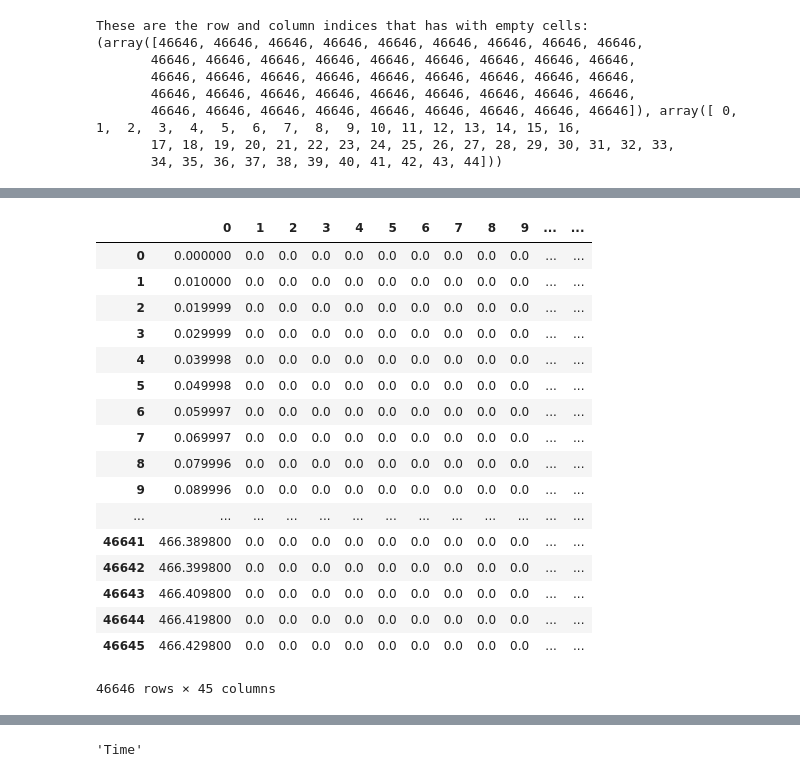
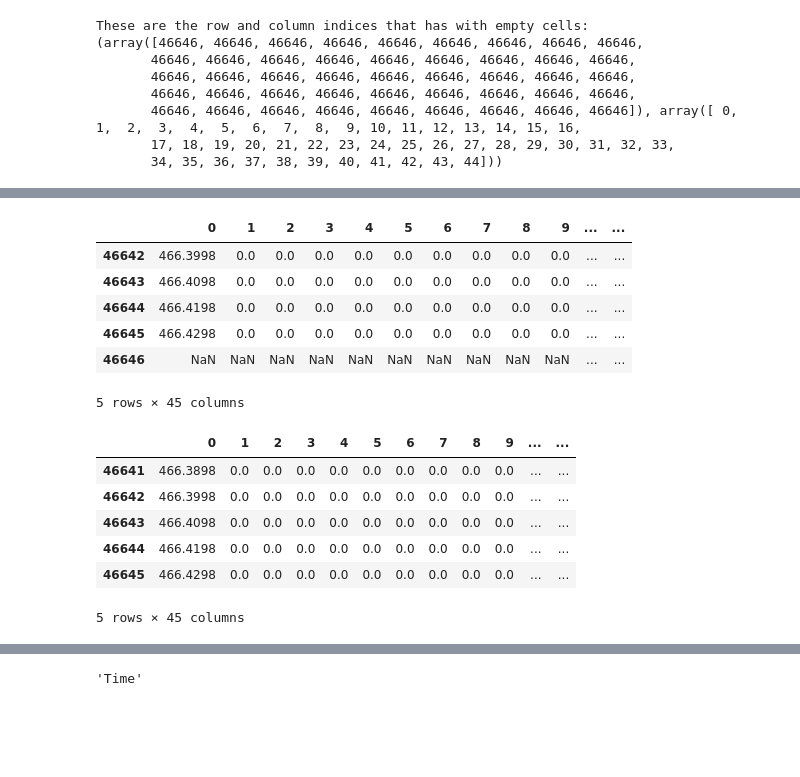
Before and after one commit to saeedfalowo/DataManipulation, a Jupyter notebook: Car_Pzz_SignalProcessing.ipynb, the cells around one changed output, grey strips where cells are left out. Cells and saved outputs as stored; diff of their text form; code cells hidden in the pictures; blank space fills up the shorter version.

```diff
--- a/Car_Pzz_SignalProcessing.ipynb
+++ b/Car_Pzz_SignalProcessing.ipynb
@@ -98,3 +79,13 @@ df
+# %%
+df.tail()
+# %% [output]
+|  | 0 | 1 | 2 | 3 | 4 | 5 | 6 | 7 | 8 | 9 | ... | ... |
+| 46642 | 466.3998 | 0.0 | 0.0 | 0.0 | 0.0 | 0.0 | 0.0 | 0.0 | 0.0 | 0.0 | ... | ... |
+| 46643 | 466.4098 | 0.0 | 0.0 | 0.0 | 0.0 | 0.0 | 0.0 | 0.0 | 0.0 | 0.0 | ... | ... |
+| 46644 | 466.4198 | 0.0 | 0.0 | 0.0 | 0.0 | 0.0 | 0.0 | 0.0 | 0.0 | 0.0 | ... | ... |
+| 46645 | 466.4298 | 0.0 | 0.0 | 0.0 | 0.0 | 0.0 | 0.0 | 0.0 | 0.0 | 0.0 | ... | ... |
+| 46646 | NaN | NaN | NaN | NaN | NaN | NaN | NaN | NaN | NaN | NaN | ... | ... |
+5 rows × 45 columns
 # %%
 # It seems like row 46646, which is the last row contain empty cells for all the columns
 # remove the last row from the dataFrame
@@ -102,26 +93,15 @@ dflastrow = len(df)-1
 df = df.drop([dflastrow], axis=0)
 # %%
 # Our df should now be free of its last row, row 46646
-df
+df.tail()
 # %% [output]
 |  | 0 | 1 | 2 | 3 | 4 | 5 | 6 | 7 | 8 | 9 | ... | ... |
-| 0 | 0.000000 | 0.0 | 0.0 | 0.0 | 0.0 | 0.0 | 0.0 | 0.0 | 0.0 | 0.0 | ... | ... |
-| 1 | 0.010000 | 0.0 | 0.0 | 0.0 | 0.0 | 0.0 | 0.0 | 0.0 | 0.0 | 0.0 | ... | ... |
-| 2 | 0.019999 | 0.0 | 0.0 | 0.0 | 0.0 | 0.0 | 0.0 | 0.0 | 0.0 | 0.0 | ... | ... |
-| 3 | 0.029999 | 0.0 | 0.0 | 0.0 | 0.0 | 0.0 | 0.0 | 0.0 | 0.0 | 0.0 | ... | ... |
-| 4 | 0.039998 | 0.0 | 0.0 | 0.0 | 0.0 | 0.0 | 0.0 | 0.0 | 0.0 | 0.0 | ... | ... |
-| 5 | 0.049998 | 0.0 | 0.0 | 0.0 | 0.0 | 0.0 | 0.0 | 0.0 | 0.0 | 0.0 | ... | ... |
-| 6 | 0.059997 | 0.0 | 0.0 | 0.0 | 0.0 | 0.0 | 0.0 | 0.0 | 0.0 | 0.0 | ... | ... |
-| 7 | 0.069997 | 0.0 | 0.0 | 0.0 | 0.0 | 0.0 | 0.0 | 0.0 | 0.0 | 0.0 | ... | ... |
-| 8 | 0.079996 | 0.0 | 0.0 | 0.0 | 0.0 | 0.0 | 0.0 | 0.0 | 0.0 | 0.0 | ... | ... |
-| 9 | 0.089996 | 0.0 | 0.0 | 0.0 | 0.0 | 0.0 | 0.0 | 0.0 | 0.0 | 0.0 | ... | ... |
-| ... | ... | ... | ... | ... | ... | ... | ... | ... | ... | ... | ... | ... |
-| 46641 | 466.389800 | 0.0 | 0.0 | 0.0 | 0.0 | 0.0 | 0.0 | 0.0 | 0.0 | 0.0 | ... | ... |
-| 46642 | 466.399800 | 0.0 | 0.0 | 0.0 | 0.0 | 0.0 | 0.0 | 0.0 | 0.0 | 0.0 | ... | ... |
-| 46643 | 466.409800 | 0.0 | 0.0 | 0.0 | 0.0 | 0.0 | 0.0 | 0.0 | 0.0 | 0.0 | ... | ... |
-| 46644 | 466.419800 | 0.0 | 0.0 | 0.0 | 0.0 | 0.0 | 0.0 | 0.0 | 0.0 | 0.0 | ... | ... |
-| 46645 | 466.429800 | 0.0 | 0.0 | 0.0 | 0.0 | 0.0 | 0.0 | 0.0 | 0.0 | 0.0 | ... | ... |
+| 46641 | 466.3898 | 0.0 | 0.0 | 0.0 | 0.0 | 0.0 | 0.0 | 0.0 | 0.0 | 0.0 | ... | ... |
+| 46642 | 466.3998 | 0.0 | 0.0 | 0.0 | 0.0 | 0.0 | 0.0 | 0.0 | 0.0 | 0.0 | ... | ... |
+| 46643 | 466.4098 | 0.0 | 0.0 | 0.0 | 0.0 | 0.0 | 0.0 | 0.0 | 0.0 | 0.0 | ... | ... |
+| 46644 | 466.4198 | 0.0 | 0.0 | 0.0 | 0.0 | 0.0 | 0.0 | 0.0 | 0.0 | 0.0 | ... | ... |
+| 46645 | 466.4298 | 0.0 | 0.0 | 0.0 | 0.0 | 0.0 | 0.0 | 0.0 | 0.0 | 0.0 | ... | ... |
-46646 rows × 45 columns
+5 rows × 45 columns
 # %%
 # Add the column names to the df
 df.columns = signames
```
Also changed, not shown: parts of 6 cells of this notebook.
